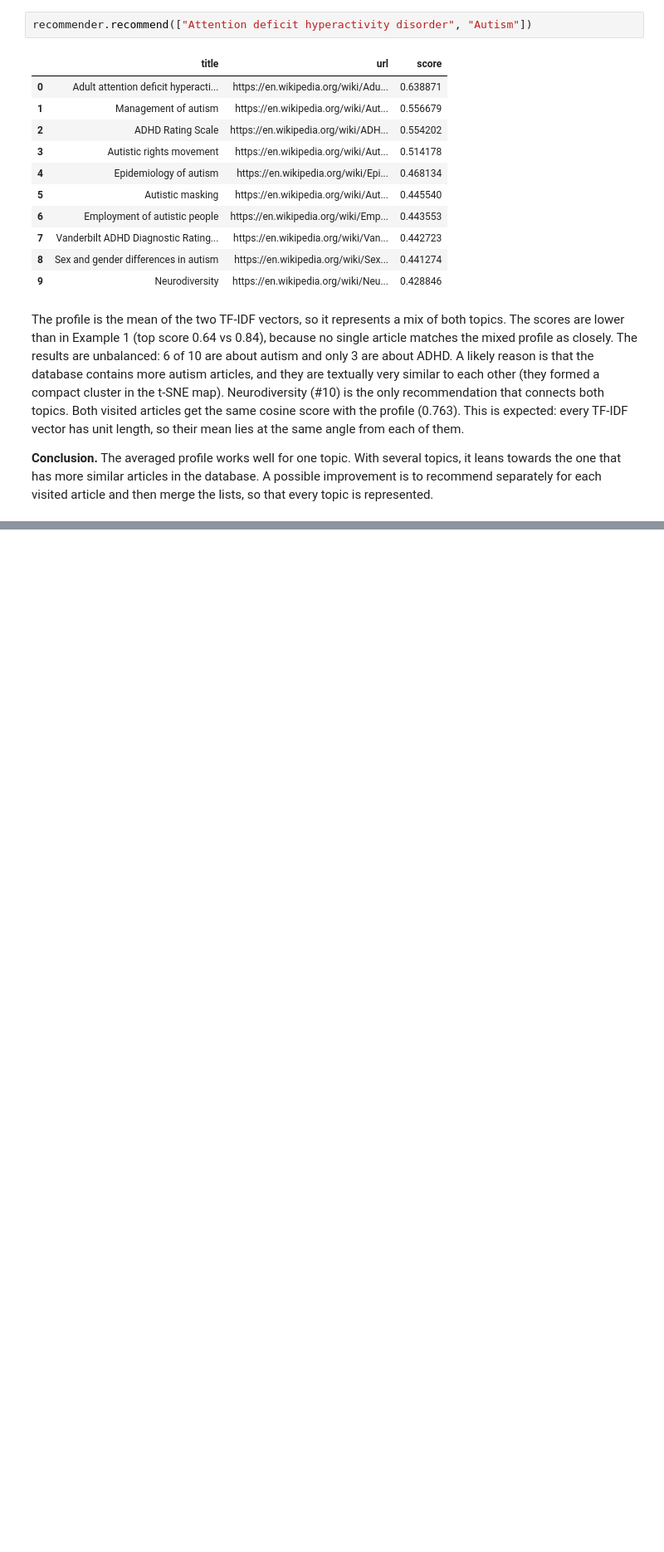
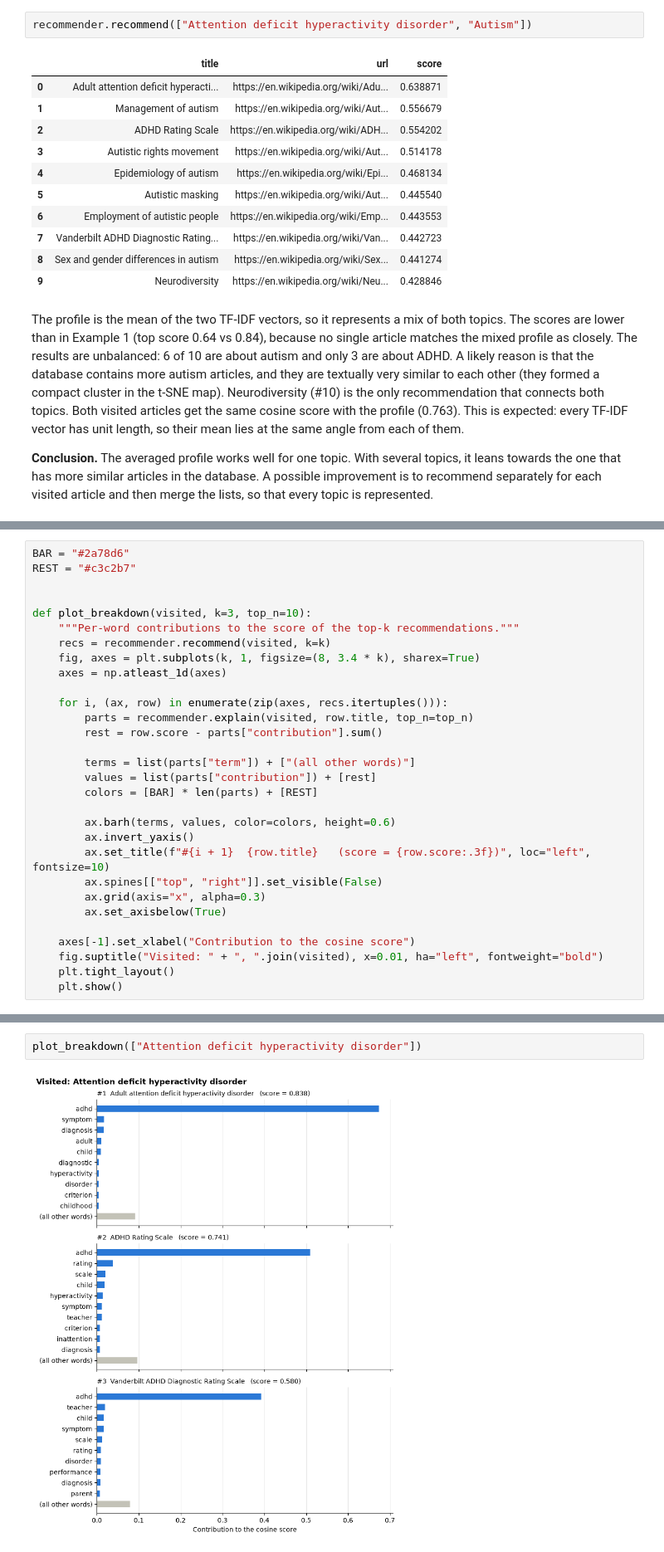
Before and after one commit to NegativePlayeer/Information-Retrival-Project---Wikipedia-recommender-system, a Jupyter notebook: api/notebooks/report.ipynb, the cells around one changed output, grey strips where cells are left out. Shown at 83% size. Cells and saved outputs as stored; diff of their text form; blank space fills up the shorter version.

Commit message:
feat: add prediction breakdown with per-term contributions

```diff
--- a/api/notebooks/report.ipynb
+++ b/api/notebooks/report.ipynb
@@ -303,0 +316,30 @@ The profile is the mean of the two TF-IDF vectors, so it represents a mix of bot
+# %%
+BAR = "#2a78d6"
+REST = "#c3c2b7"
+
+
+def plot_breakdown(visited, k=3, top_n=10):
+    """Per-word contributions to the score of the top-k recommendations."""
+    recs = recommender.recommend(visited, k=k)
+    fig, axes = plt.subplots(k, 1, figsize=(8, 3.4 * k), sharex=True)
+    axes = np.atleast_1d(axes)
+
+    for i, (ax, row) in enumerate(zip(axes, recs.itertuples())):
+        parts = recommender.explain(visited, row.title, top_n=top_n)
+        rest = row.score - parts["contribution"].sum()
+
+        terms = list(parts["term"]) + ["(all other words)"]
+        values = list(parts["contribution"]) + [rest]
+        colors = [BAR] * len(parts) + [REST]
+
+        ax.barh(terms, values, color=colors, height=0.6)
+        ax.invert_yaxis()
+        ax.set_title(f"#{i + 1}  {row.title}   (score = {row.score:.3f})", loc="left", fontsize=10)
+        ax.spines[["top", "right"]].set_visible(False)
+        ax.grid(axis="x", alpha=0.3)
+        ax.set_axisbelow(True)
+
+    axes[-1].set_xlabel("Contribution to the cosine score")
+    fig.suptitle("Visited: " + ", ".join(visited), x=0.01, ha="left", fontweight="bold")
+    plt.tight_layout()
+    plt.show()
@@ -303,0 +348,4 @@ The profile is the mean of the two TF-IDF vectors, so it represents a mix of bot
+# %%
+plot_breakdown(["Attention deficit hyperactivity disorder"])
+# %% [output]
+[figure, added]
```
Also changed, not shown: parts of 5 cells of this notebook, 1 other file.
